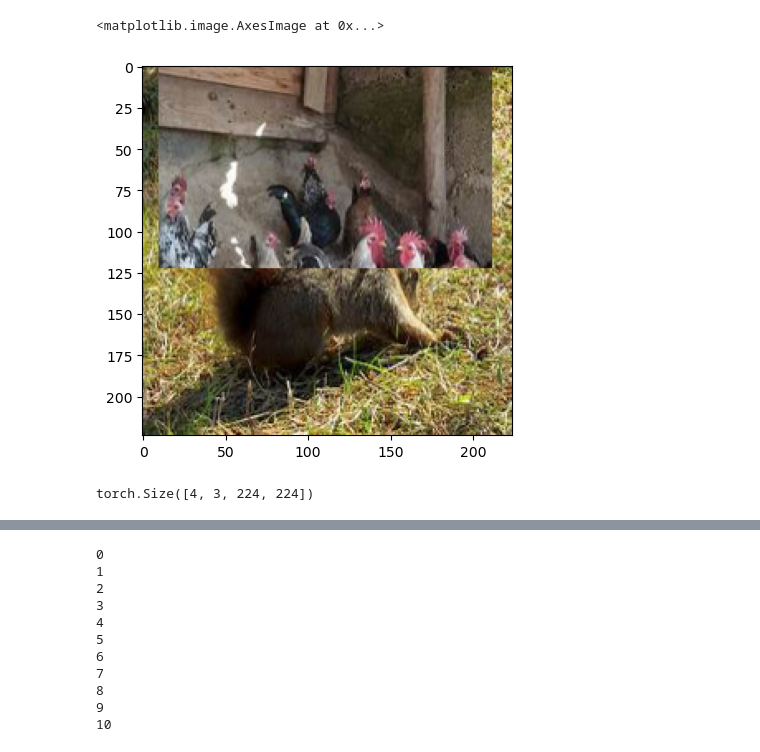
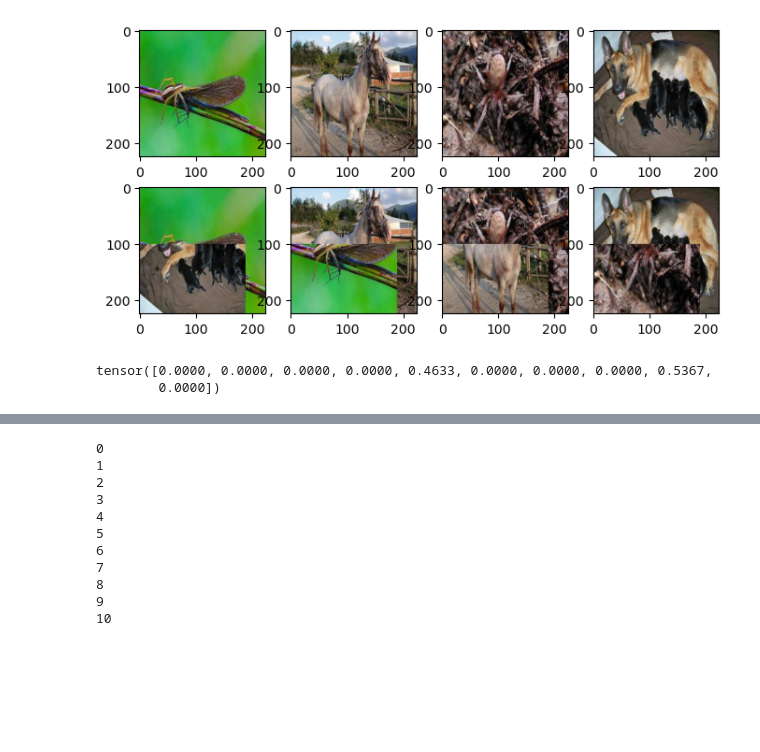
Before and after one commit to zionia4758/grid_cutmix, a Jupyter notebook: visualize.ipynb, the cells around one changed output, grey strips where cells are left out. Saved outputs shown, nothing was run; the diff lists cells and outputs as text; code cells hidden in the pictures; blank space fills up the shorter version.

```diff
--- a/visualize.ipynb
+++ b/visualize.ipynb
@@ -33,5 +33,0 @@ tensor([0.0000, 0.0000, 0.5048, 0.0000, 0.0000, 0.0000, 0.0000, 0.0000, 0.4952,
-# %%
-plt.imshow(img_p[2])
-# %% [output]
-<matplotlib.image.AxesImage at 0x...>
-[figure, removed]
@@ -76,0 +34,18 @@ class grid_cut_mix():
+# %%
+plt.figure(figsize=(8,4))
+for i in range(4):
+    plt.subplot(2,4,i+1)
+    plt.imshow(img_p[i])
+for i in range(4):
+    plt.subplot(2,4,i+5)
+    plt.imshow(new_img_p[i])
+# for i in range(4):
+#     ax[i].imshow(img_p[i])
+# plt.imshow(img_p[0])
+# plt.imshow(new_img_p[0])
+plt.show()
+print(label[0])
+# %% [output]
+[figure, added]
+tensor([0.0000, 0.0000, 0.0000, 0.0000, 0.4633, 0.0000, 0.0000, 0.0000, 0.5367,
+        0.0000])
@@ -81,7 +149 @@ gcm = grid_cut_mix(10,[224,224],sample_loader=sample_loader,alpha=1.,grid=1,grid
 # gcm.slice_map.float()
-# %%
-img,label = next(iter(data_loader))
-print(img.shape)
-img,label = gcm(img,label)
-# %% [output]
-torch.Size([4, 3, 224, 224])
```
Also changed, not shown: parts of 7 cells of this notebook, 2 other files.
